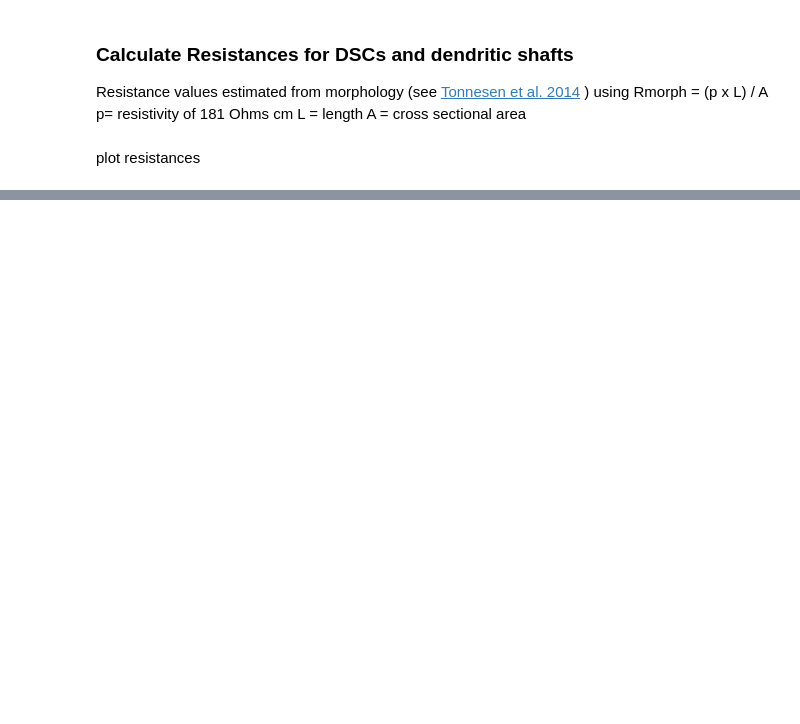
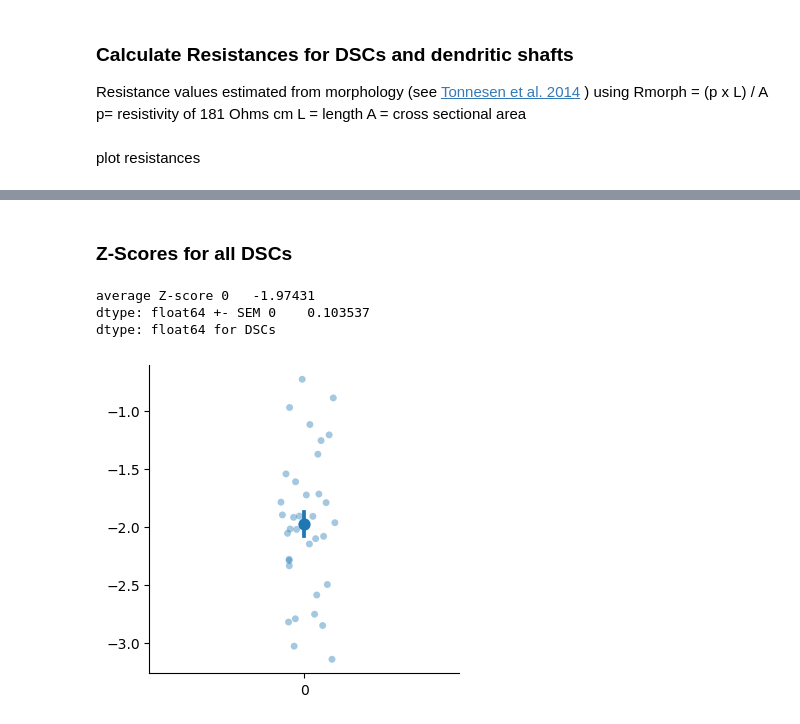
Before and after one commit to tonykelly00/DSC_morphology_pipeline, a Jupyter notebook: notebooks/ExM_analysis.ipynb, the cells around one changed output, grey strips where cells are left out. Saved outputs shown, nothing was run; the diff lists cells and outputs as text; code cells hidden in the pictures; blank space fills up the shorter version.

Commit message:
add Z-score

```diff
--- a/notebooks/ExM_analysis.ipynb
+++ b/notebooks/ExM_analysis.ipynb
@@ -223,9 +216,15 @@ DropAcross=[]
 DropAlong=[]
 for dendrite, data in ExMdata.items():
     #print(dendrite)
-    DropAcross.append(np.mean((data['branch_info']['dropAcross'])))
-    DropAlong.append(np.mean((data['branch_info']['dropAlong'])))
+    DropAcross.append(data['branch_info']['dropAcross'])
+    DropAlong.append(data['branch_info']['dropAlong'])
 
-print(f'Average drop across dendrite {np.mean(DropAcross)}, SEM {stats.sem(DropAcross)}')
-print(f'Average drop along dendrite {np.mean(DropAlong)}, SEM {stats.sem(DropAlong)}')
+df_dropAcross=pd.DataFrame(DropAcross)
+df_dropAlong=pd.DataFrame(DropAlong)
+
+print(f'Average drop across 1-2 dendrites {df_dropAcross.mean()[0]}, SEM {df_dropAcross.sem()[0]}')
+print(f'Average drop across higher dendrites {df_dropAcross.iloc[:,1:5].mean().mean()}, SEM {df_dropAcross.iloc[:,1:5].mean().sem()}')
+
+print(f'Average drop along dendrites {df_dropAlong.mean().mean()}, SEM {df_dropAlong.sem().mean()}')
+#print(f'Average drop along dendrite {np.mean(DropAlong)}, SEM {stats.sem(DropAlong)}')
 # %% [output]
@@ -291,0 +292,20 @@ dtype: int64
+# %% [markdown]
+### Z-Scores for all DSCs
+# %%
+zscore=[]
+for name, data in ExMdata.items():
+   for DSC in data['DSC_properties']:
+     zscore.append(DSC['Z-score'])
+
+df= pd.DataFrame(zscore)
+print(f'average Z-score {df.mean()} +- SEM {df.sem()} for DSCs')
+# %% [output]
+average Z-score 0   -1.97431
+dtype: float64 +- SEM 0    0.103537
+dtype: float64 for DSCs
+# %%
+fig, ax =plt.subplots(figsize=(4, 4))
+ax=sns.stripplot(alpha=0.4, data=df)
+ax=sns.pointplot(linestyle='none', errorbar='se',data=df)
+# %% [output]
+[figure, added]
```
Also changed, not shown: parts of 9 cells of this notebook, 2 other files.
